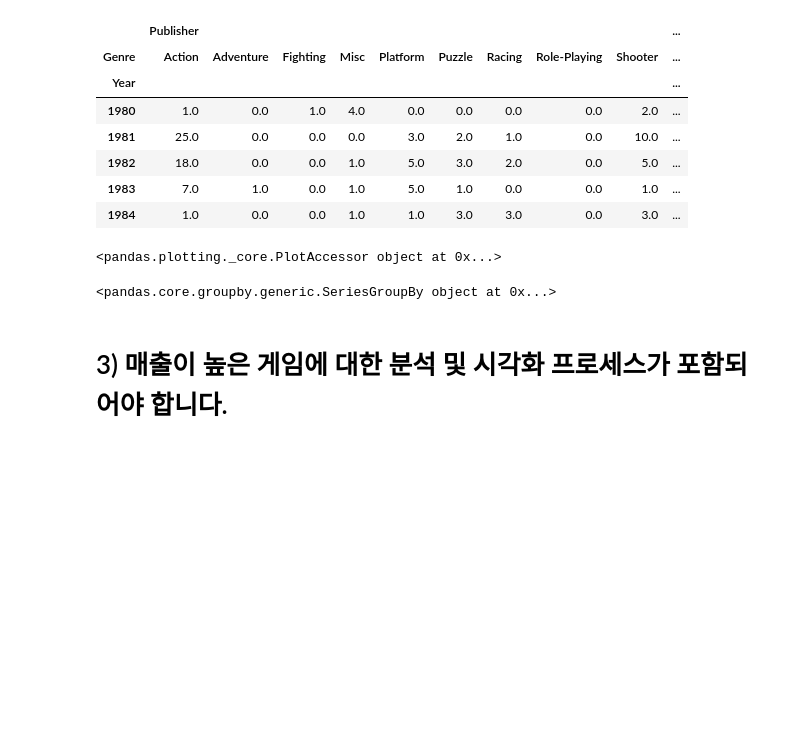
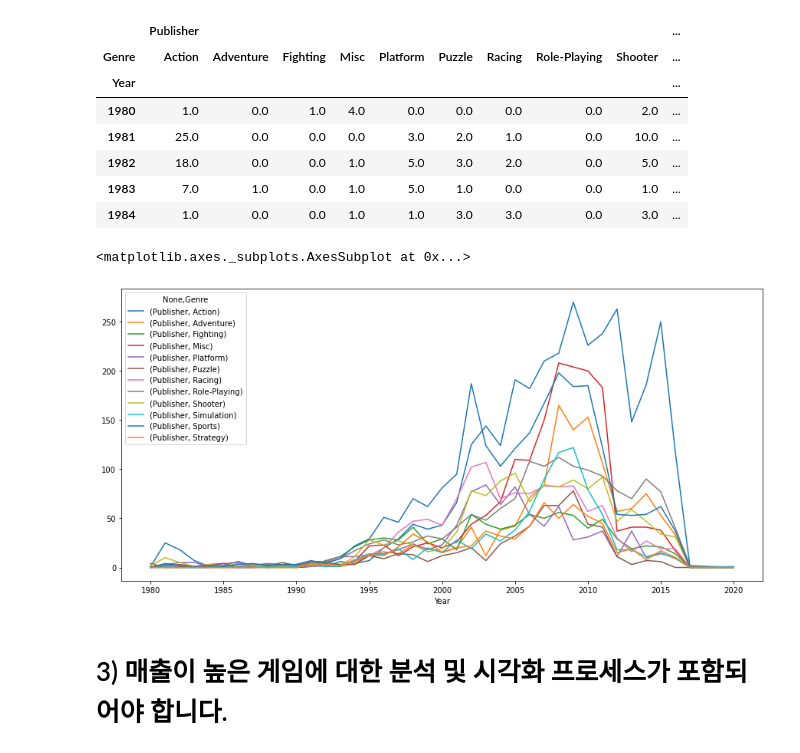
Before and after one commit to daje0601/CookBook-Python, a Jupyter notebook: section1_project_ds.ipynb, the cells around one changed output. Drawn from its saved outputs; the diff is of its cells as text; code cells hidden in the pictures; blank space fills up the shorter version.

```diff
--- a/section1_project_ds.ipynb
+++ b/section1_project_ds.ipynb
@@ -124,6 +152,6 @@ df.head()
 # %%
-df10 = df[["Year", "Genre", "Publisher"]]
-data = pd.pivot_table(data=df10, index="Year", columns="Genre", aggfunc = "count")
+df1 = df[["Year", "Genre", "Publisher"]]
+data = pd.pivot_table(data=df1, index="Year", columns="Genre", aggfunc = "count")
 data = data.apply(pd.to_numeric, errors="coerce").fillna(0)
 data.head()
 # %% [output]
@@ -136,13 +164,10 @@ data.head()
 | 1983 | 7.0 | 1.0 | 0.0 | 1.0 | 5.0 | 1.0 | 0.0 | 0.0 | 1.0 | ... |
 | 1984 | 1.0 | 0.0 | 0.0 | 1.0 | 1.0 | 3.0 | 3.0 | 0.0 | 3.0 | ... |
 # %%
-data.plot
+data.plot(figsize= [15, 7])
 # %% [output]
-<pandas.plotting._core.PlotAccessor object at 0x...>
+<matplotlib.axes._subplots.AxesSubplot at 0x...>
+[figure, added]
-# %%
-df['NA_Sales'].groupby(df['Genre'])
-# %% [output]
-<pandas.core.groupby.generic.SeriesGroupBy object at 0x...>
 # %%
 # 1) 지역에 따라서 선호하는 게임 장르가 다를까 라는 질문에 대답을 하셔야합니다.
 # 2) 연도별 게임의 트렌드가 있을까 라는 질문에 대답을 하셔야합니다.
```
Also changed, not shown: parts of 4 cells of this notebook.
